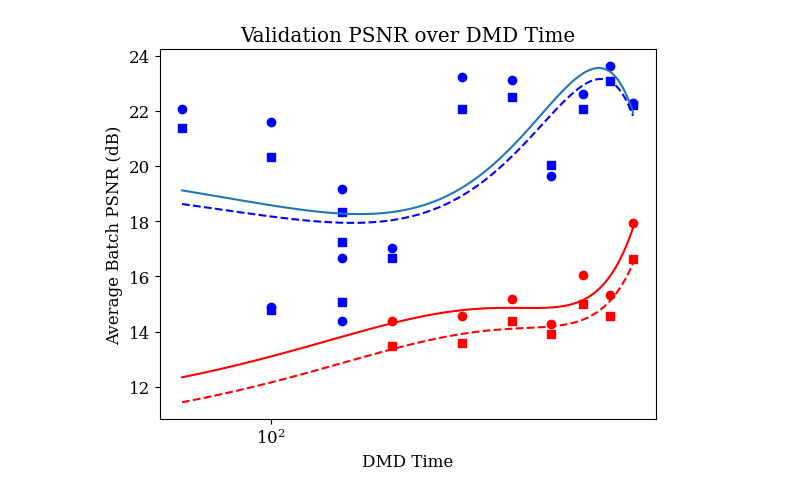
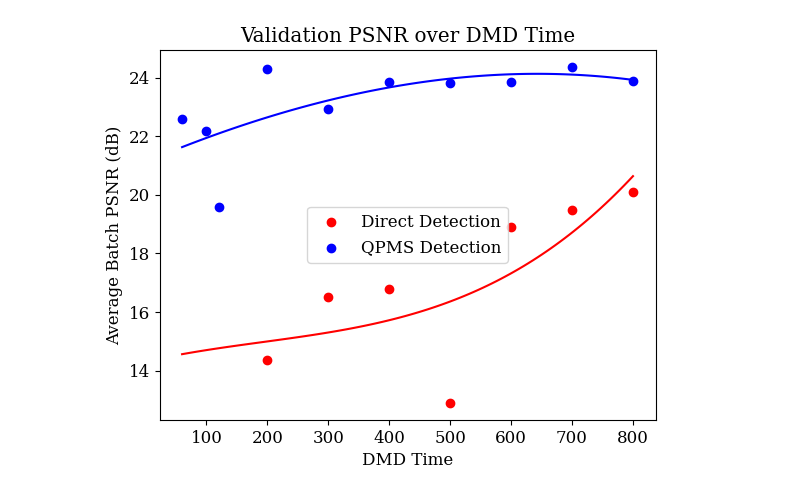
Before and after one commit to mbthomas1124/low-photon-compressive-imaging, a Jupyter notebook: code/figures.ipynb, the cells around one changed output. Saved outputs shown, nothing was run; the diff lists cells and outputs as text; code cells hidden in the pictures.

```diff
--- a/code/figures.ipynb
+++ b/code/figures.ipynb
@@ -107,81 +56,51 @@ plt.show()
 # %%
-results300 = pd.read_csv("../data/features/integration_time/300_reconstruction_results.csv")
-direct300 = results300[results300["detection_type"] == "Direct Detection"]
-qpms300 = results300[results300["detection_type"] == "QPMS"]
-results100 = pd.read_csv("../data/features/integration_time/100_reconstruction_results.csv")
-direct100 = results100[results100["detection_type"] == "Direct Detection"]
-qpms100 = results100[results100["detection_type"] == "QPMS"]
+results = pd.read_csv("../data/features/withoutASE/reconstruction_results.csv")
+direct = results[results["detection_type"] == "Direct Detection"]
+qpms = results[results["detection_type"] == "QPMS"]
 
-x_fitted = np.linspace(np.min(results300["dmd_time"]), np.max(results300["dmd_time"]), 100)
+x_fitted = np.linspace(np.min(results["dmd_time"]), np.max(results["dmd_time"]), 100)
 
-plt.scatter(qpms300["dmd_time"], qpms300["val_loss"], color='b', label="300 Feature QPMS Detection")
-plt.scatter(qpms100["dmd_time"], qpms100["val_loss"], color='b', marker='s', label="100 Feature QPMS Detection")
-plt.scatter(direct300["dmd_time"], direct300["val_loss"], color='r', label="300 Feature Direct Detection")
-plt.scatter(direct100["dmd_time"], direct100["val_loss"], color='r', marker='s', label="100 Feature Direct Detection")
-[a,b,c,d] = np.polyfit(qpms300["dmd_time"], qpms300["val_loss"], 3)
+plt.scatter(direct["dmd_time"], direct["val_loss"], color='r', label="Direct Detection")
+plt.scatter(qpms["dmd_time"], qpms["val_loss"], color='b', label="QPMS Detection")
+[a,b,c,d] = np.polyfit(direct["dmd_time"], direct["val_loss"], 3)
 y_fitted = a*(x_fitted**3) + b*(x_fitted**2) + c*x_fitted + d
-plt.plot(x_fitted, y_fitted, label="300 Feature QPMS Detection")
-[a,b,c,d] = np.polyfit(qpms100["dmd_time"], qpms100["val_loss"], 3)
+plt.plot(x_fitted, y_fitted, 'r')
+[a,b,c,d] = np.polyfit(qpms["dmd_time"], qpms["val_loss"], 3)
 y_fitted = a*(x_fitted**3) + b*(x_fitted**2) + c*x_fitted + d
-plt.plot(x_fitted, y_fitted, 'b', linestyle='--', label="100 Feature QPMS Detection")
-[a,b,c,d] = np.polyfit(direct300["dmd_time"], direct300["val_loss"], 3)
-y_fitted = a*(x_fitted**3) + b*(x_fitted**2) + c*x_fitted + d
-plt.plot(x_fitted, y_fitted, 'r', label="300 Feature Direct Detection")
-[a,b,c,d] = np.polyfit(direct100["dmd_time"], direct100["val_loss"], 3)
-y_fitted = a*(x_fitted**3) + b*(x_fitted**2) + c*x_fitted + d
-plt.plot(x_fitted, y_fitted, 'r', linestyle='--', label="100 Feature Direct Detection")
-plt.xscale("symlog")
+plt.plot(x_fitted, y_fitted, 'b')
 plt.title("Validation Loss over DMD Time")
 plt.ylabel("Average Batch Loss")
 plt.xlabel("DMD Time")
-# plt.legend()
+plt.legend()
 plt.show()
 
 
-plt.scatter(qpms300["dmd_time"], qpms300["val_psnr"], color='b', label="300 Feature QPMS Detection")
-plt.scatter(qpms100["dmd_time"], qpms100["val_psnr"], color='b', marker='s', label="100 Feature QPMS Detection")
-plt.scatter(direct300["dmd_time"], direct300["val_psnr"], color='r', label="300 Feature Direct Detection")
-plt.scatter(direct100["dmd_time"], direct100["val_psnr"], color='r', marker='s', label="100 Feature Direct Detection")
-[a,b,c,d] = np.polyfit(qpms300["dmd_time"], qpms300["val_psnr"], 3)
+plt.scatter(direct["dmd_time"], direct["val_psnr"], color='r', label="Direct Detection")
+plt.scatter(qpms["dmd_time"], qpms["val_psnr"], color='b', label="QPMS Detection")
+[a,b,c,d] = np.polyfit(direct["dmd_time"], direct["val_psnr"], 3)
 y_fitted = a*(x_fitted**3) + b*(x_fitted**2) + c*x_fitted + d
-plt.plot(x_fitted, y_fitted, label="300 Feature QPMS Detection")
-[a,b,c,d] = np.polyfit(qpms100["dmd_time"], qpms100["val_psnr"], 3)
+plt.plot(x_fitted, y_fitted, 'r')
+[a,b,c,d] = np.polyfit(qpms["dmd_time"], qpms["val_psnr"], 3)
 y_fitted = a*(x_fitted**3) + b*(x_fitted**2) + c*x_fitted + d
-plt.plot(x_fitted, y_fitted, 'b', linestyle='--', label="100 Feature QPMS Detection")
-[a,b,c,d] = np.polyfit(direct300["dmd_time"], direct300["val_psnr"], 3)
-y_fitted = a*(x_fitted**3) + b*(x_fitted**2) + c*x_fitted + d
-plt.plot(x_fitted, y_fitted, 'r', label="300 Feature Direct Detection")
-[a,b,c,d] = np.polyfit(direct100["dmd_time"], direct100["val_psnr"], 3)
-y_fitted = a*(x_fitted**3) + b*(x_fitted**2) + c*x_fitted + d
-plt.plot(x_fitted, y_fitted, 'r', linestyle='--', label="100 Feature Direct Detection")
-plt.xscale("symlog")
+plt.plot(x_fitted, y_fitted, 'b')
 plt.title("Validation PSNR over DMD Time")
 plt.ylabel("Average Batch PSNR (dB)")
 plt.xlabel("DMD Time")
-# plt.legend()
+plt.legend()
 plt.show()
 
 
-plt.scatter(qpms300["dmd_time"], qpms300["val_ssim"], color='b', label="300 Feature QPMS Detection")
-plt.scatter(qpms100["dmd_time"], qpms100["val_ssim"], color='b', marker='s', label="100 Feature QPMS Detection")
-plt.scatter(direct300["dmd_time"], direct300["val_ssim"], color='r', label="300 Feature Direct Detection")
-plt.scatter(direct100["dmd_time"], direct100["val_ssim"], color='r', marker='s', label="100 Feature Direct Detection")
-[a,b,c,d] = np.polyfit(qpms300["dmd_time"], qpms300["val_ssim"], 3)
+plt.scatter(direct["dmd_time"], direct["val_ssim"], color='r', label="Direct Detection")
+plt.scatter(qpms["dmd_time"], qpms["val_ssim"], color='b', label="QPMS Detection")
+[a,b,c,d] = np.polyfit(direct["dmd_time"], direct["val_ssim"], 3)
 y_fitted = a*(x_fitted**3) + b*(x_fitted**2) + c*x_fitted + d
-plt.plot(x_fitted, y_fitted, label="300 Feature QPMS Detection")
-[a,b,c,d] = np.polyfit(qpms100["dmd_time"], qpms100["val_ssim"], 3)
+plt.plot(x_fitted, y_fitted, 'r')
+[a,b,c,d] = np.polyfit(qpms["dmd_time"], qpms["val_ssim"], 3)
 y_fitted = a*(x_fitted**3) + b*(x_fitted**2) + c*x_fitted + d
-plt.plot(x_fitted, y_fitted, 'b', linestyle='--', label="100 Feature QPMS Detection")
-[a,b,c,d] = np.polyfit(direct300["dmd_time"], direct300["val_ssim"], 3)
-y_fitted = a*(x_fitted**3) + b*(x_fitted**2) + c*x_fitted + d
-plt.plot(x_fitted, y_fitted, 'r', label="300 Feature Direct Detection")
-[a,b,c,d] = np.polyfit(direct100["dmd_time"], direct100["val_ssim"], 3)
-y_fitted = a*(x_fitted**3) + b*(x_fitted**2) + c*x_fitted + d
-plt.plot(x_fitted, y_fitted, 'r', linestyle='--', label="100 Feature Direct Detection")
-plt.xscale("symlog")
+plt.plot(x_fitted, y_fitted, 'b')
 plt.title("Validation SSIM over DMD Time")
 plt.ylabel("Average Batch SSIM")
 plt.xlabel("DMD Time")
-# plt.legend()
+plt.legend()
 plt.show()
 # %% [output]
@@ -189 +108 @@ plt.show()
-[figure, old version]
+[figure, new version]
```
Also changed, not shown: parts of 3 cells of this notebook, 3 other files.
